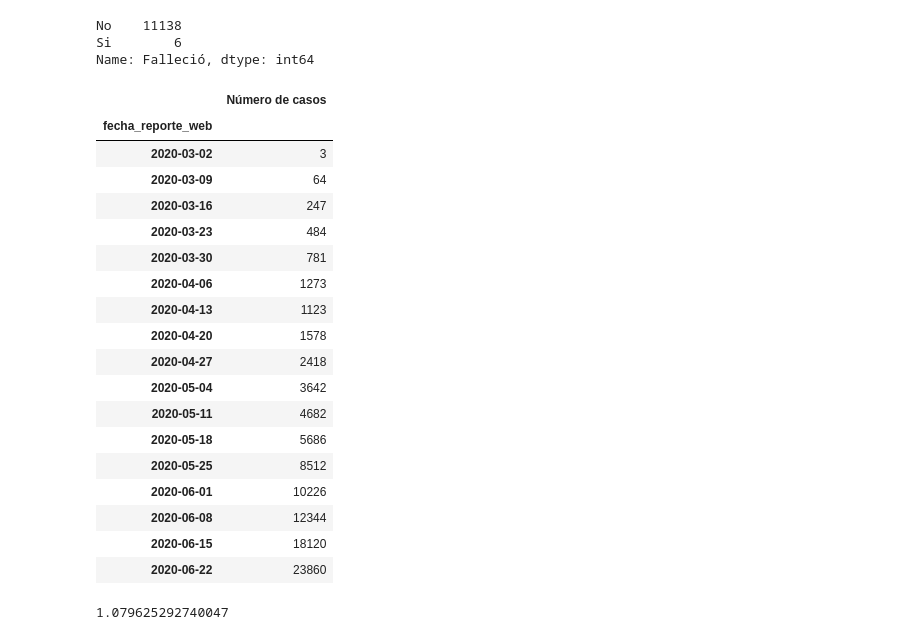
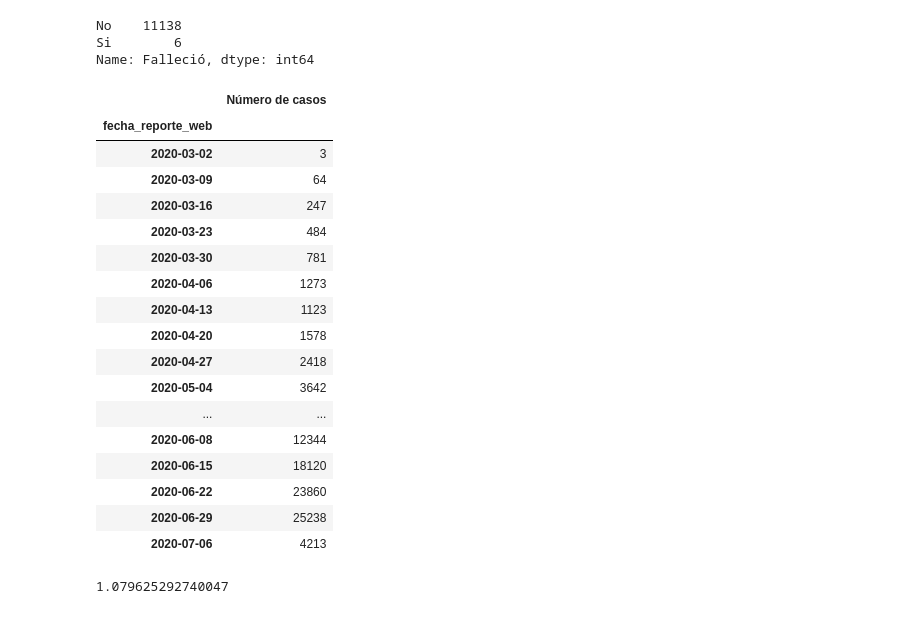
Before and after one commit to hhaydar/covid-col-streamlit, a Jupyter notebook: covid-col-streamlit.ipynb, the cells around one changed output. Drawn from its saved outputs; the diff is of its cells as text; code cells hidden in the pictures.

```diff
--- a/covid-col-streamlit.ipynb
+++ b/covid-col-streamlit.ipynb
@@ -7,6 +7,7 @@ url = url + 'accessType=DOWNLOAD&bom=true&format=true&delimiter=%3B'
 #file = '2020-05-30.xlsx',
 #data = pd.read_excel(url + file)
 data = pd.read_csv(url, sep=';')
+df_cod_divipola = pd.read_excel('dataset/codigo_divipola.xls')
 
 #Replace \n (newline) for all columns
 data.rename(columns=lambda s: s.replace(' ', '_'), inplace=True)
@@ -86,3 +94,7 @@ Index(['ID_de_caso', 'Fecha_de_notificación', 'Codigo_DIVIPOLA',
+# %%
+cod_divipola_dict = dict(zip(df_cod_divipola.CODIGO, df_cod_divipola.DEPARTAMENTO))
+# %%
+data.loc[data['Departamento_o_Distrito_'].isnull(),'Departamento_o_Distrito_'] = data['Código_DIVIPOLA'].map(cod_divipola_dict)
 # %%
 import plotly.express as px
 dg = data.groupby(['fecha_reporte_web', 'Sexo'])['fecha_reporte_web'].agg(['count']).reset_index()
@@ -153,28 +165,27 @@ fig.show()
 # %%
 dg1 = data.groupby([pd.Grouper(key='fecha_reporte_web', freq='W-MON', label='left')])['fecha_reporte_web'].count().to_frame()
 dg1.rename(columns={'fecha_reporte_web':'Número de casos'}, inplace=True)
-dg1.drop(dg1.tail(1).index,inplace=True)
+#dg1.drop(dg1.tail(1).index,inplace=True)
 dg1
 # %% [output]
 |  | Número de casos |
 | fecha_reporte_web |  |
 | 2020-03-02 | 3 |
 | 2020-03-09 | 64 |
 | 2020-03-16 | 247 |
 | 2020-03-23 | 484 |
 | 2020-03-30 | 781 |
 | 2020-04-06 | 1273 |
 | 2020-04-13 | 1123 |
 | 2020-04-20 | 1578 |
 | 2020-04-27 | 2418 |
 | 2020-05-04 | 3642 |
-| 2020-05-11 | 4682 |
-| 2020-05-18 | 5686 |
-| 2020-05-25 | 8512 |
-| 2020-06-01 | 10226 |
+| ... | ... |
 | 2020-06-08 | 12344 |
 | 2020-06-15 | 18120 |
 | 2020-06-22 | 23860 |
+| 2020-06-29 | 25238 |
+| 2020-07-06 | 4213 |
 # %%
 #dg = data.groupby('fecha_reporte_web')['fecha_reporte_web'].agg(['count'])
 #dg.rename(columns={'count':'Número de casos'}, inplace=True)
```
Also changed, not shown: parts of 4 cells of this notebook, 5 other files.
